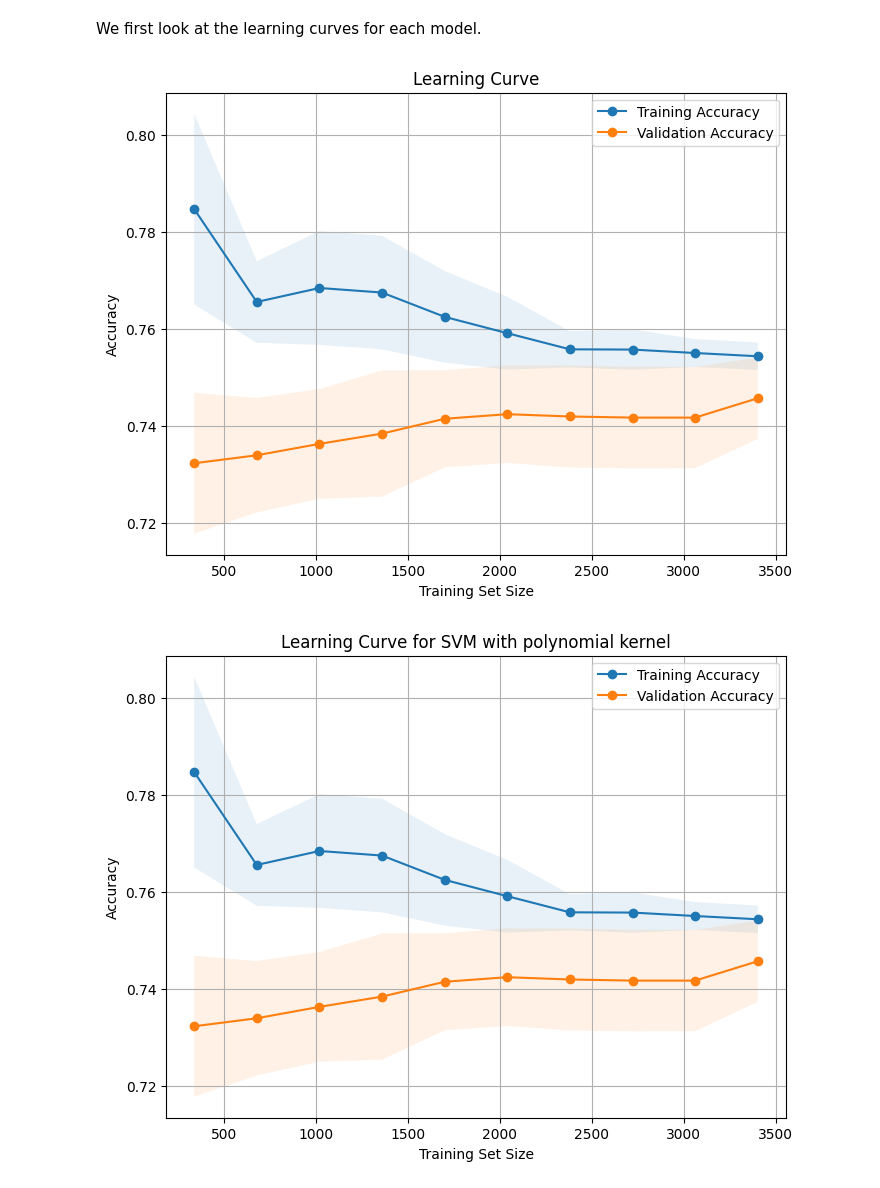
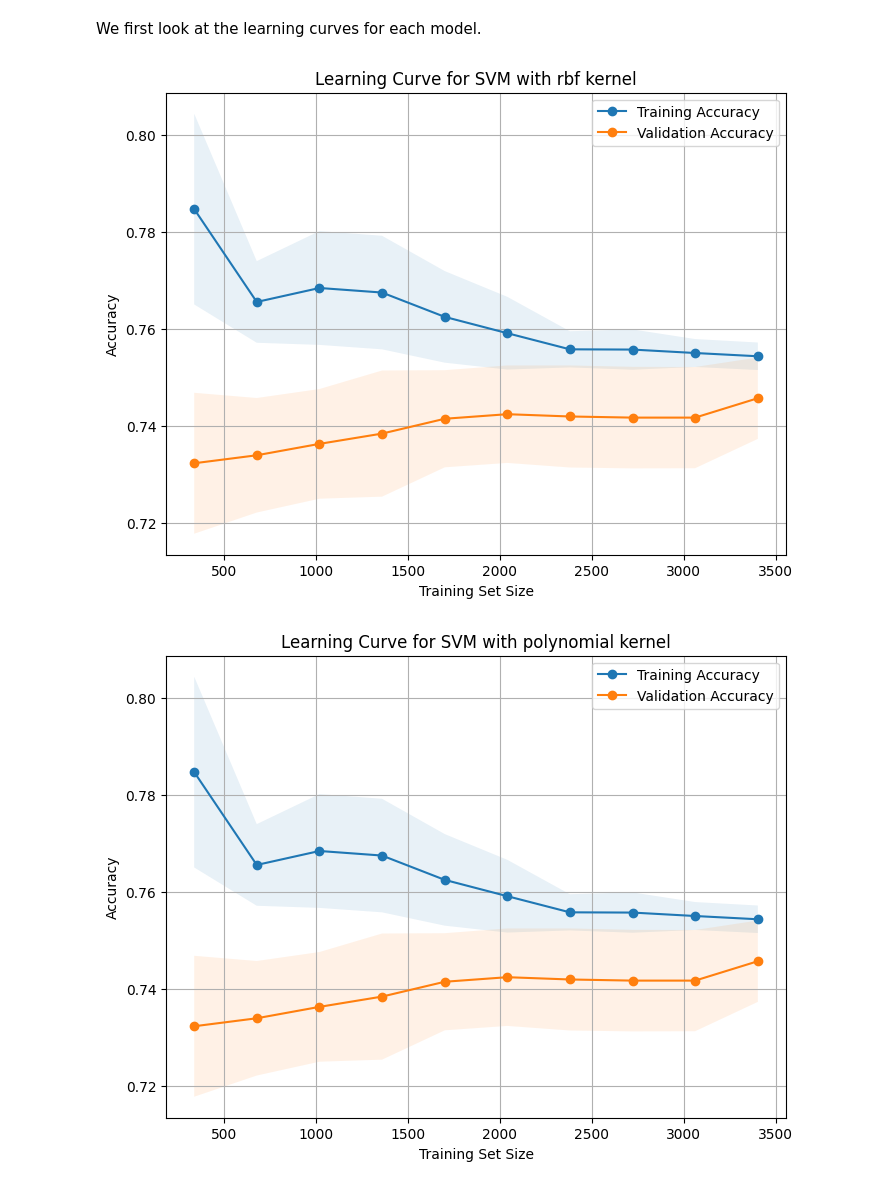
Before and after one commit to heibylau/wine-quality-classification, a Jupyter notebook: src/wine-quality-classification.ipynb, the cells around one changed output. Drawn from its saved outputs; the diff is of its cells as text; code cells hidden in the pictures.

Commit message:
created visualization.py

```diff
--- a/src/wine-quality-classification.ipynb
+++ b/src/wine-quality-classification.ipynb
@@ -163,7 +165,7 @@ Accuracy score: 0.7528195488721805
 # %% [markdown]
 We first look at the learning curves for each model.
 # %%
-model.plot_learning_curve(search_rbf_2, X_train, y_train, title="Learning Curve for SVM with rbf kernel")
+visualization.plot_learning_curve(search_rbf_2, X_train, y_train, title="Learning Curve for SVM with rbf kernel")
 # %% [output]
-[figure, old version]
+[figure, new version]
 # %%
```
Also changed, not shown: parts of 4 cells of this notebook, 2 other files.
